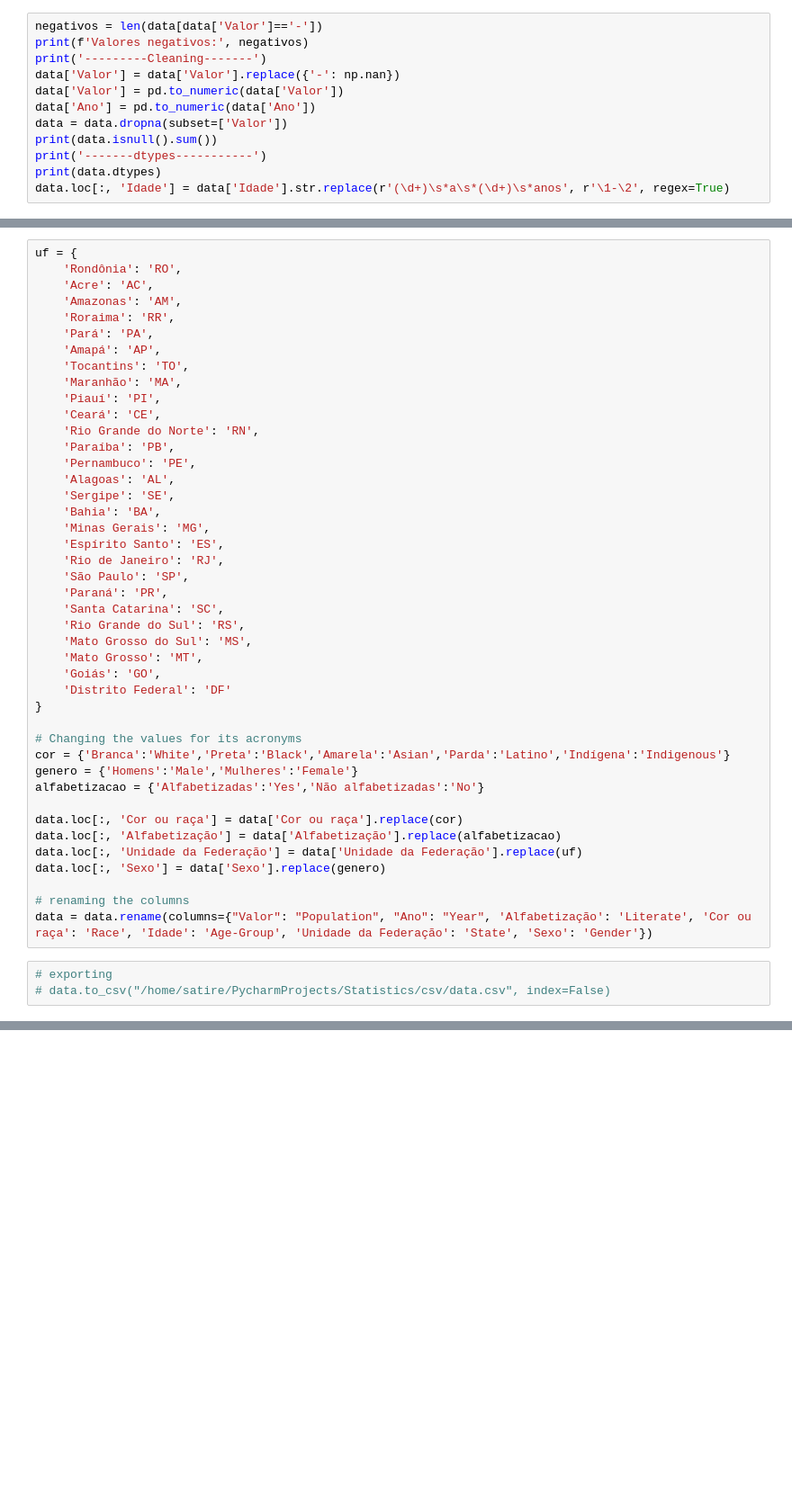
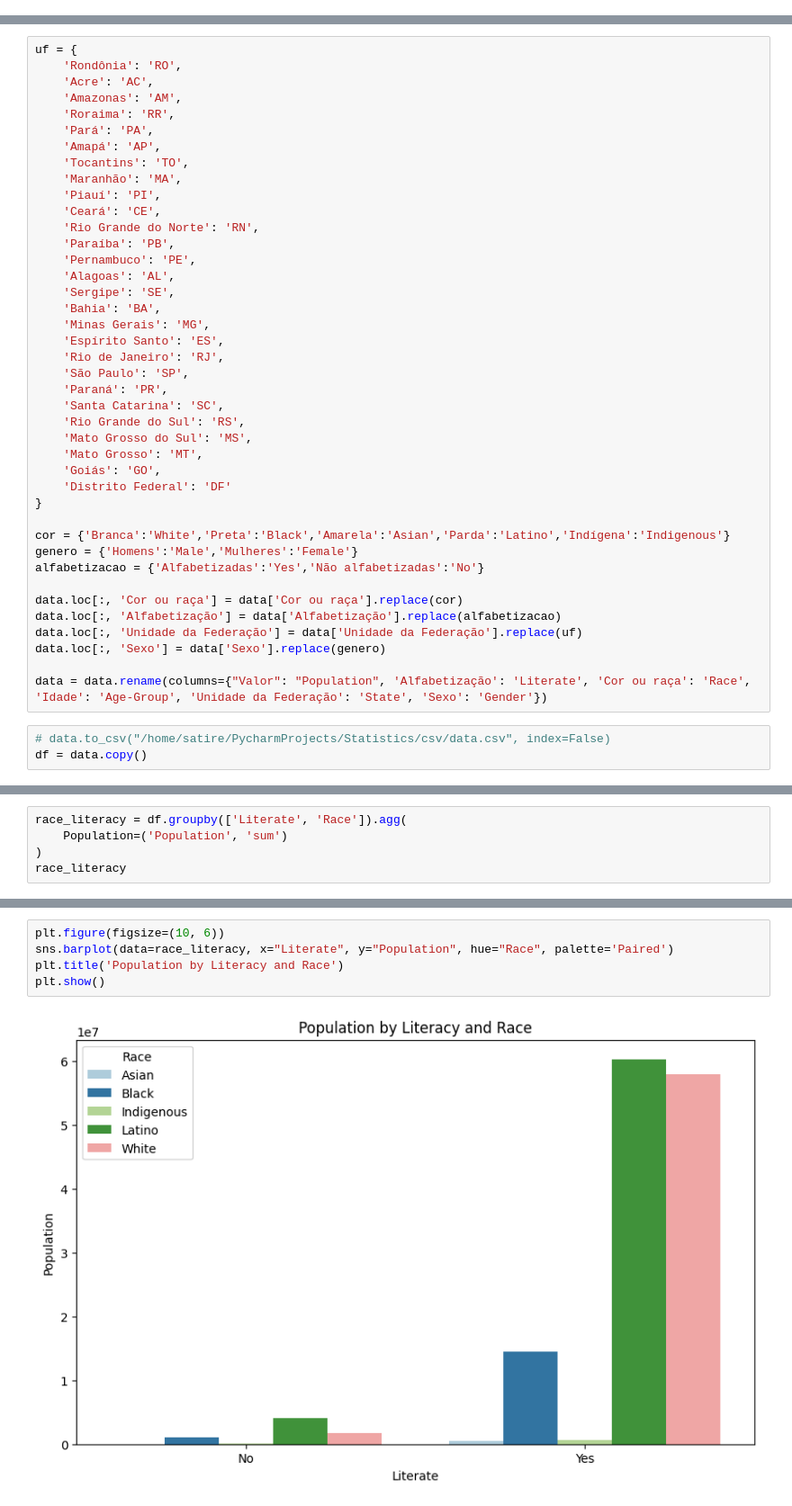
Before and after one commit to lucaspinheiro27/Statistics, a Jupyter notebook: Jupyter_notebooks/Instrucao_brasil.ipynb, the cells around one changed output, grey strips where cells are left out. Shown at 90% size. Saved outputs shown, nothing was run; the diff lists cells and outputs as text; blank space fills up the shorter version.

```diff
--- a/Jupyter_notebooks/Instrucao_brasil.ipynb
+++ b/Jupyter_notebooks/Instrucao_brasil.ipynb
@@ -34,12 +52,0 @@ memory usage: 177.3+ KB
-# %%
-negativos = len(data[data['Valor']=='-'])
-print(f'Valores negativos:', negativos)
-print('---------Cleaning-------')
-data['Valor'] = data['Valor'].replace({'-': np.nan})
-data['Valor'] = pd.to_numeric(data['Valor'])
-data['Ano'] = pd.to_numeric(data['Ano'])
-data = data.dropna(subset=['Valor'])
-print(data.isnull().sum())
-print('-------dtypes-----------')
-print(data.dtypes)
-data.loc[:, 'Idade'] = data['Idade'].str.replace(r'(\d+)\s*a\s*(\d+)\s*anos', r'\1-\2', regex=True)
@@ -117,7 +102,6 @@ uf = {
     'Distrito Federal': 'DF'
 }
 
-# Changing the values for its acronyms
 cor = {'Branca':'White','Preta':'Black','Amarela':'Asian','Parda':'Latino','Indígena':'Indigenous'}
 genero = {'Homens':'Male','Mulheres':'Female'}
 alfabetizacao = {'Alfabetizadas':'Yes','Não alfabetizadas':'No'}
@@ -127,8 +111,7 @@ data.loc[:, 'Alfabetização'] = data['Alfabetização'].replace(alfabetizacao)
 data.loc[:, 'Unidade da Federação'] = data['Unidade da Federação'].replace(uf)
 data.loc[:, 'Sexo'] = data['Sexo'].replace(genero)
 
-# renaming the columns
-data = data.rename(columns={"Valor": "Population", "Ano": "Year", 'Alfabetização': 'Literate', 'Cor ou raça': 'Race', 'Idade': 'Age-Group', 'Unidade da Federação': 'State', 'Sexo': 'Gender'})
+data = data.rename(columns={"Valor": "Population", 'Alfabetização': 'Literate', 'Cor ou raça': 'Race', 'Idade': 'Age-Group', 'Unidade da Federação': 'State', 'Sexo': 'Gender'})
 # %%
-# exporting
 # data.to_csv("/home/satire/PycharmProjects/Statistics/csv/data.csv", index=False)
+df = data.copy()
@@ -150,0 +173,5 @@ data
+# %%
+race_literacy = df.groupby(['Literate', 'Race']).agg(
+    Population=('Population', 'sum')
+)
+race_literacy
@@ -150,0 +191,7 @@ data
+# %%
+plt.figure(figsize=(10, 6))
+sns.barplot(data=race_literacy, x="Literate", y="Population", hue="Race", palette='Paired')
+plt.title('Population by Literacy and Race')
+plt.show()
+# %% [output]
+[figure, added]
```
Also changed, not shown: parts of 19 cells of this notebook.
